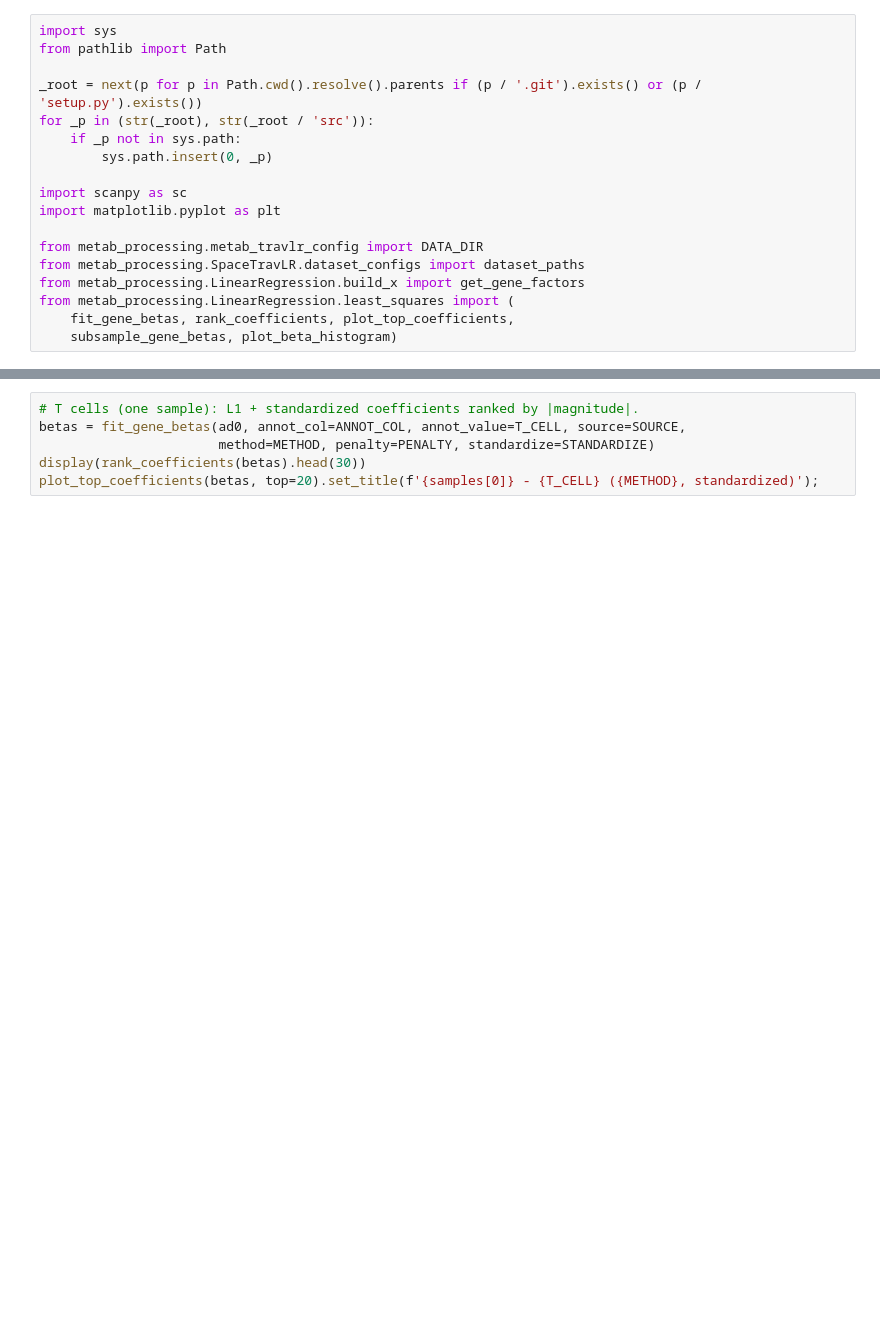
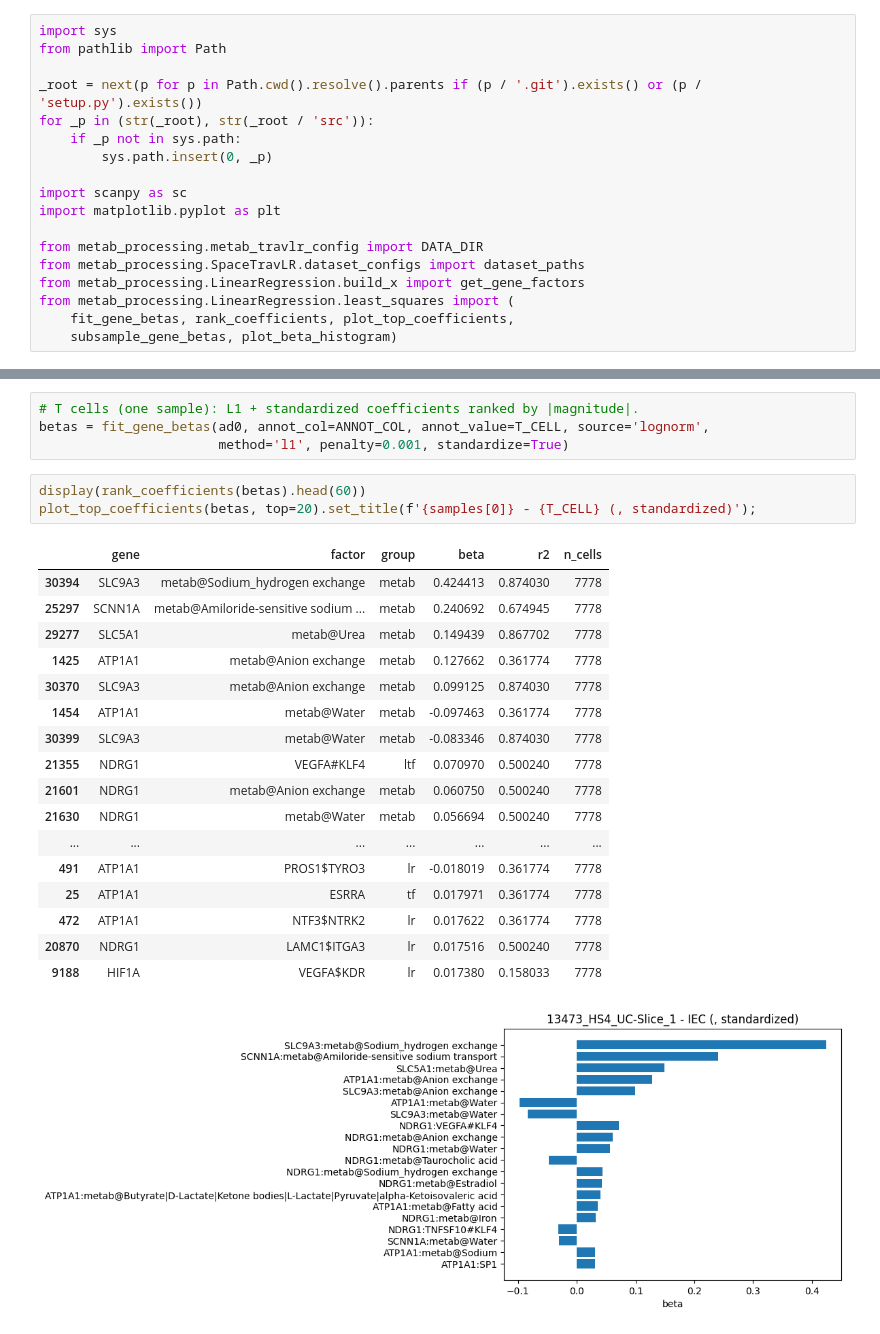
Before and after one commit to fosterea/MetabTravLR, a Jupyter notebook: metab_processing/LinearRegression/ols_analysis.ipynb, the cells around one changed output, grey strips where cells are left out. Saved outputs shown, nothing was run; the diff lists cells and outputs as text; blank space fills up the shorter version.

```diff
--- a/metab_processing/LinearRegression/ols_analysis.ipynb
+++ b/metab_processing/LinearRegression/ols_analysis.ipynb
@@ -57,6 +64,26 @@ fig.tight_layout()
 # %%
 # T cells (one sample): L1 + standardized coefficients ranked by |magnitude|.
-betas = fit_gene_betas(ad0, annot_col=ANNOT_COL, annot_value=T_CELL, source=SOURCE,
-                       method=METHOD, penalty=PENALTY, standardize=STANDARDIZE)
-display(rank_coefficients(betas).head(30))
-plot_top_coefficients(betas, top=20).set_title(f'{samples[0]} - {T_CELL} ({METHOD}, standardized)');
+betas = fit_gene_betas(ad0, annot_col=ANNOT_COL, annot_value=T_CELL, source='lognorm',
+                       method='l1', penalty=0.001, standardize=True)
+# %%
+display(rank_coefficients(betas).head(60))
+plot_top_coefficients(betas, top=20).set_title(f'{samples[0]} - {T_CELL} (, standardized)');
+# %% [output]
+|  | gene | factor | group | beta | r2 | n_cells |
+| 30394 | SLC9A3 | metab@Sodium_hydrogen exchange | metab | 0.424413 | 0.874030 | 7778 |
+| 25297 | SCNN1A | metab@Amiloride-sensitive sodium ... | metab | 0.240692 | 0.674945 | 7778 |
+| 29277 | SLC5A1 | metab@Urea | metab | 0.149439 | 0.867702 | 7778 |
+| 1425 | ATP1A1 | metab@Anion exchange | metab | 0.127662 | 0.361774 | 7778 |
+| 30370 | SLC9A3 | metab@Anion exchange | metab | 0.099125 | 0.874030 | 7778 |
+| 1454 | ATP1A1 | metab@Water | metab | -0.097463 | 0.361774 | 7778 |
+| 30399 | SLC9A3 | metab@Water | metab | -0.083346 | 0.874030 | 7778 |
+| 21355 | NDRG1 | VEGFA#KLF4 | ltf | 0.070970 | 0.500240 | 7778 |
+| 21601 | NDRG1 | metab@Anion exchange | metab | 0.060750 | 0.500240 | 7778 |
+| 21630 | NDRG1 | metab@Water | metab | 0.056694 | 0.500240 | 7778 |
+| ... | ... | ... | ... | ... | ... | ... |
+| 491 | ATP1A1 | PROS1$TYRO3 | lr | -0.018019 | 0.361774 | 7778 |
+| 25 | ATP1A1 | ESRRA | tf | 0.017971 | 0.361774 | 7778 |
+| 472 | ATP1A1 | NTF3$NTRK2 | lr | 0.017622 | 0.361774 | 7778 |
+| 20870 | NDRG1 | LAMC1$ITGA3 | lr | 0.017516 | 0.500240 | 7778 |
+| 9188 | HIF1A | VEGFA$KDR | lr | 0.017380 | 0.158033 | 7778 |
+[figure, added]
```
Also changed, not shown: parts of 9 cells of this notebook, 4 other files.
